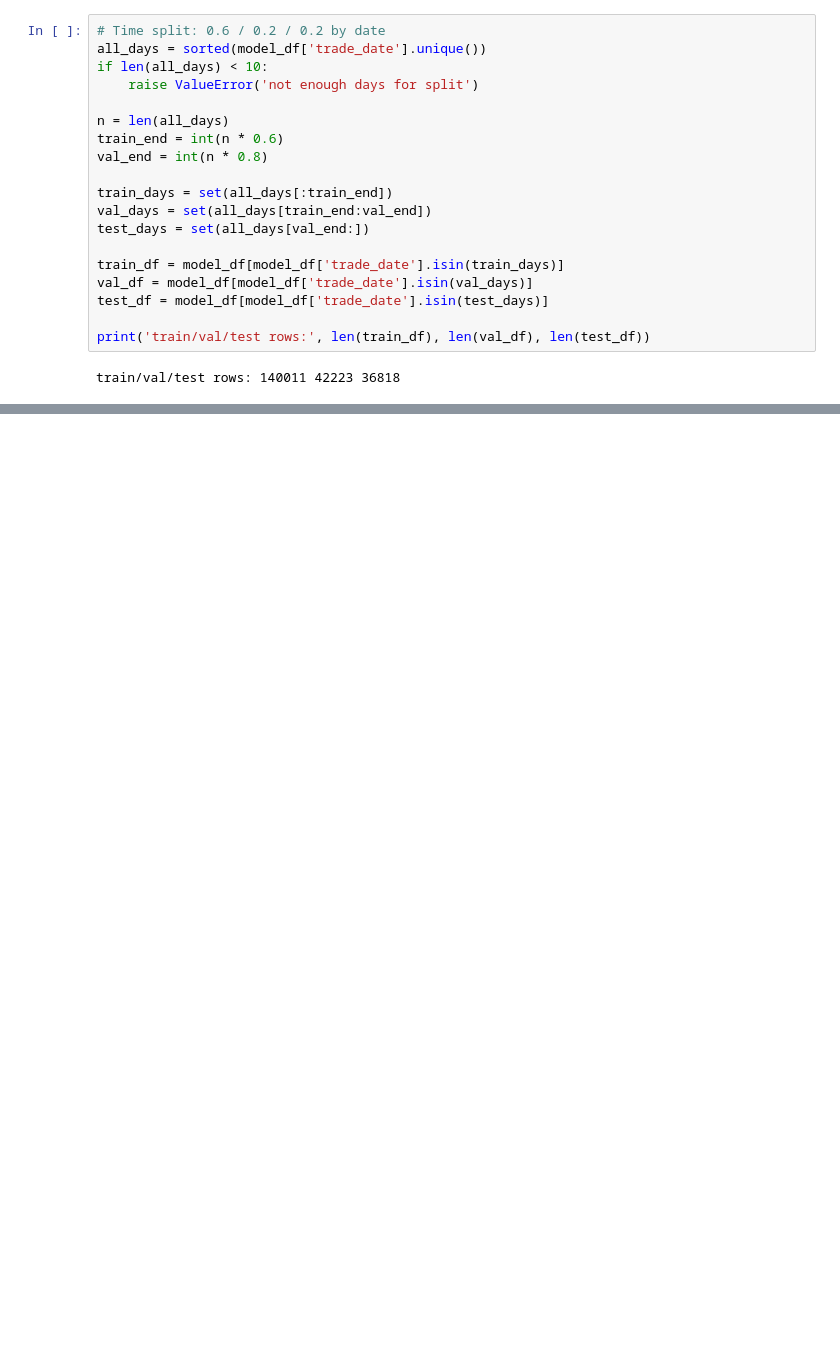
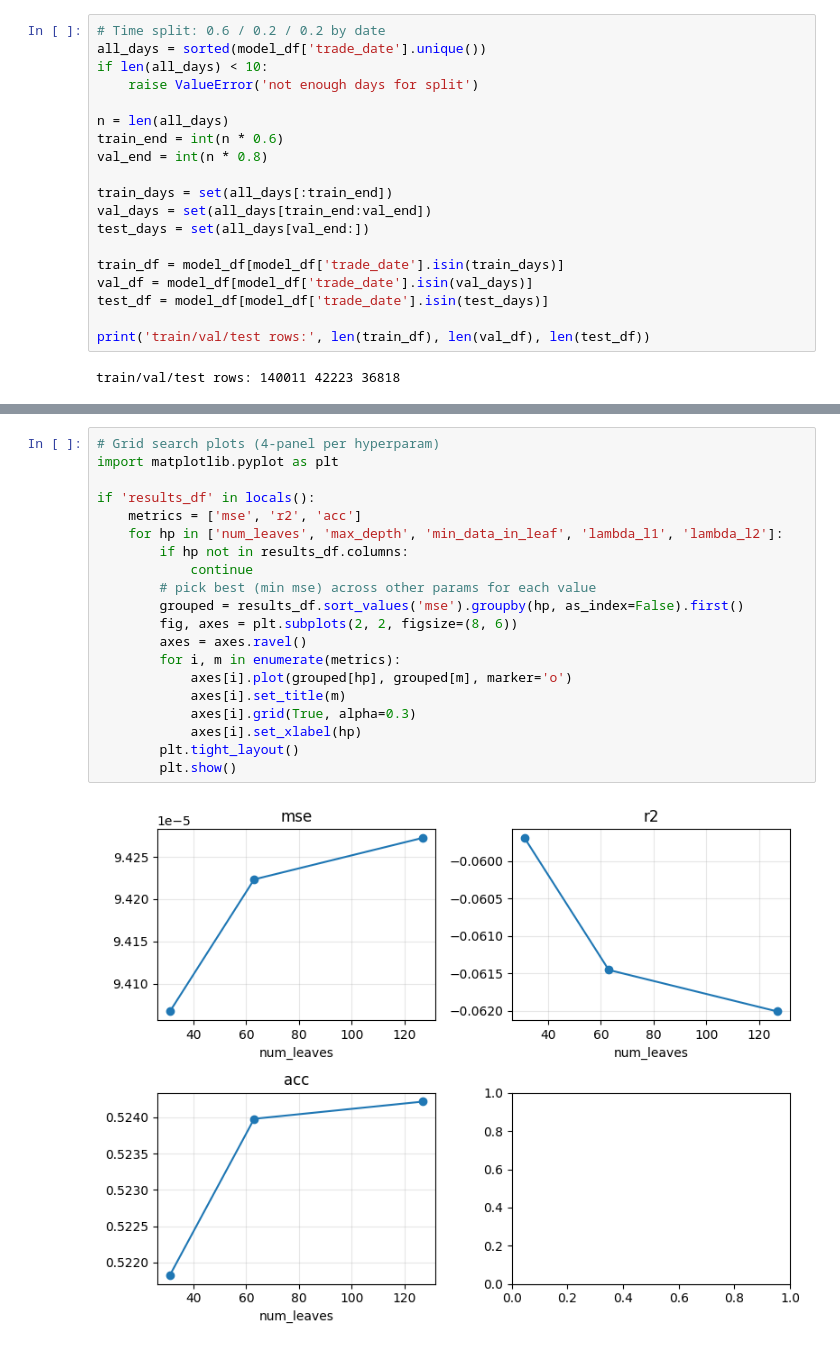
Before and after one commit to gwc0207/CBOND_DAY, a Jupyter notebook: notebooks/lgbm_model_draft.ipynb, the cells around one changed output, grey strips where cells are left out. Saved outputs shown, nothing was run; the diff lists cells and outputs as text; blank space fills up the shorter version.

```diff
--- a/notebooks/lgbm_model_draft.ipynb
+++ b/notebooks/lgbm_model_draft.ipynb
@@ -273,0 +307,22 @@ if use_optuna:
+# %%
+# Grid search plots (4-panel per hyperparam)
+import matplotlib.pyplot as plt
+
+if 'results_df' in locals():
+    metrics = ['mse', 'r2', 'acc']
+    for hp in ['num_leaves', 'max_depth', 'min_data_in_leaf', 'lambda_l1', 'lambda_l2']:
+        if hp not in results_df.columns:
+            continue
+        # pick best (min mse) across other params for each value
+        grouped = results_df.sort_values('mse').groupby(hp, as_index=False).first()
+        fig, axes = plt.subplots(2, 2, figsize=(8, 6))
+        axes = axes.ravel()
+        for i, m in enumerate(metrics):
+            axes[i].plot(grouped[hp], grouped[m], marker='o')
+            axes[i].set_title(m)
+            axes[i].grid(True, alpha=0.3)
+            axes[i].set_xlabel(hp)
+        plt.tight_layout()
+        plt.show()
+# %% [output]
+[figure, added]
```
Also changed, not shown: parts of 9 cells of this notebook, 5 other files.
